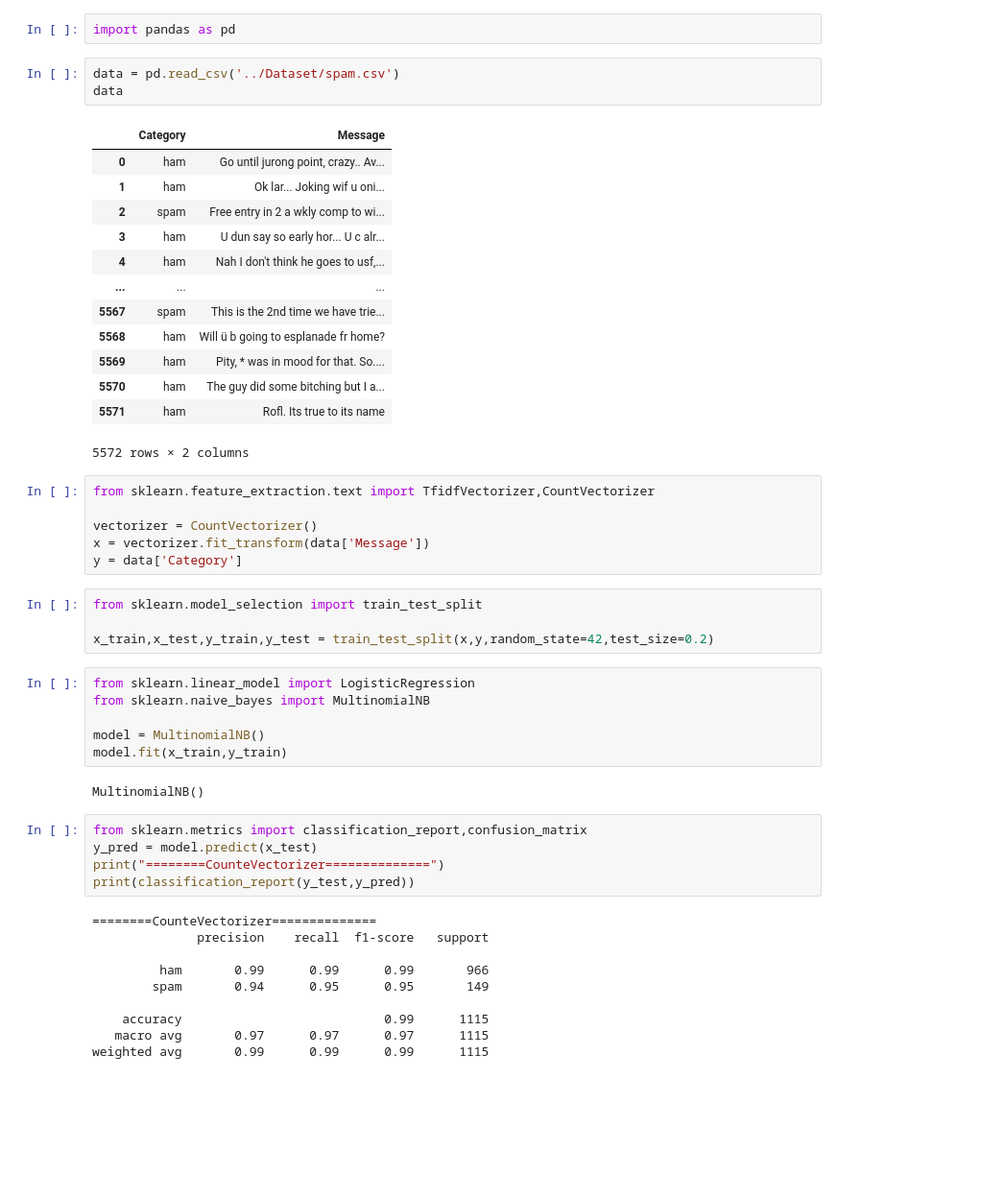
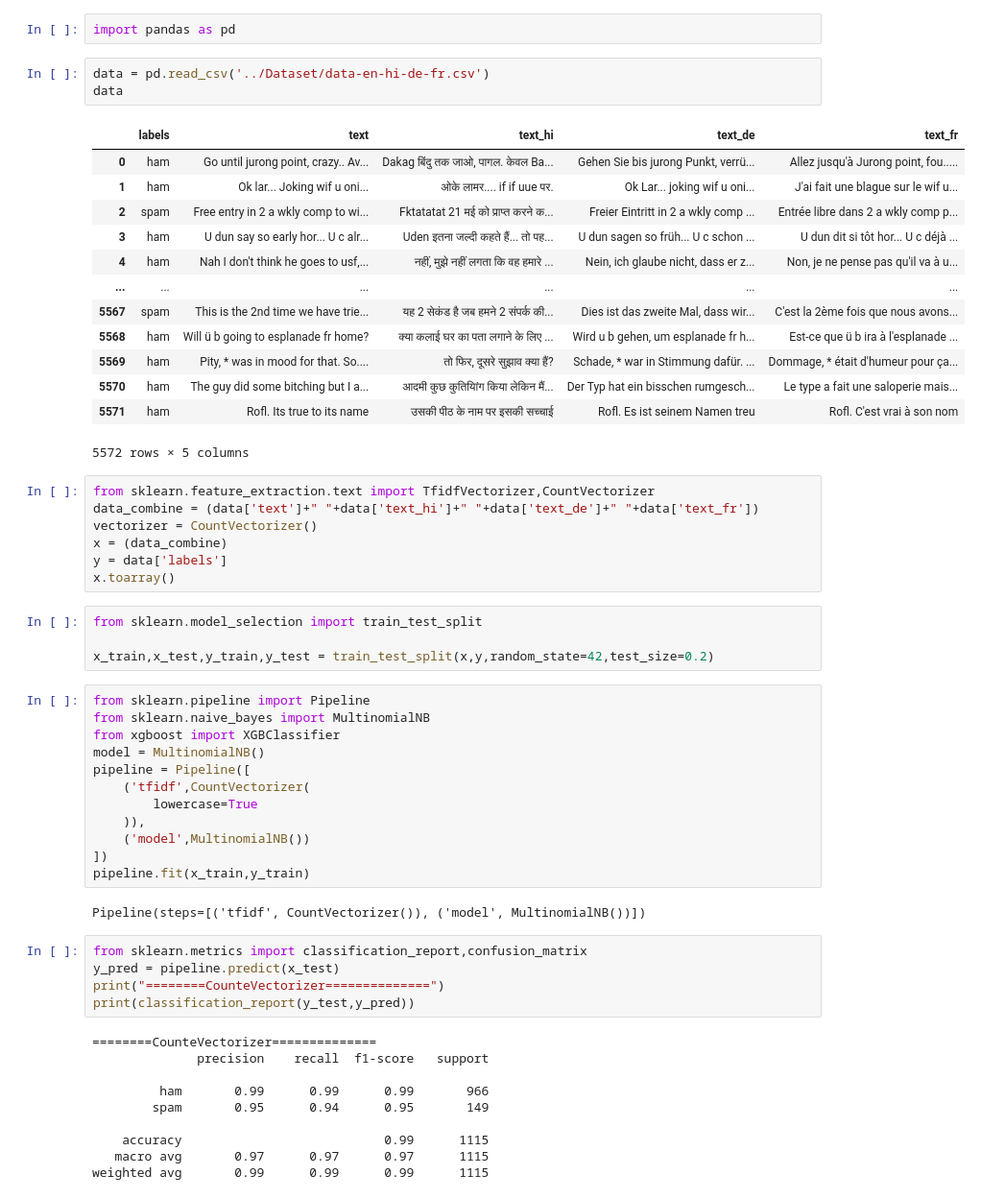
Before and after one commit to gobis07/spam-detector, a Jupyter notebook: Notebook/notebook.ipynb, the cells around one changed output. Shown at 96% size. Drawn from its saved outputs; the diff is of its cells as text; blank space fills up the shorter version.

Commit message:
added fastapi backed and multilanguage dataset

```diff
--- a/Notebook/notebook.ipynb
+++ b/Notebook/notebook.ipynb
@@ -1,43 +1,50 @@
 # %%
 import pandas as pd
 # %%
-data = pd.read_csv('../Dataset/spam.csv')
+data = pd.read_csv('../Dataset/data-en-hi-de-fr.csv')
 data
 # %% [output]
-|  | Category | Message |
-| 0 | ham | Go until jurong point, crazy.. Av... |
-| 1 | ham | Ok lar... Joking wif u oni... |
-| 2 | spam | Free entry in 2 a wkly comp to wi... |
-| 3 | ham | U dun say so early hor... U c alr... |
-| 4 | ham | Nah I don't think he goes to usf,... |
-| ... | ... | ... |
-| 5567 | spam | This is the 2nd time we have trie... |
-| 5568 | ham | Will ü b going to esplanade fr home? |
-| 5569 | ham | Pity, * was in mood for that. So.... |
-| 5570 | ham | The guy did some bitching but I a... |
-| 5571 | ham | Rofl. Its true to its name |
+|  | labels | text | text_hi | text_de | text_fr |
+| 0 | ham | Go until jurong point, crazy.. Av... | Dakag बिंदु तक जाओ, पागल. केवल Ba... | Gehen Sie bis jurong Punkt, verrü... | Allez jusqu'à Jurong point, fou..... |
+| 1 | ham | Ok lar... Joking wif u oni... | ओके लामर.... if if uue पर. | Ok Lar... joking wif u oni... | J'ai fait une blague sur le wif u... |
+| 2 | spam | Free entry in 2 a wkly comp to wi... | Fktatatat 21 मई को प्राप्त करने क... | Freier Eintritt in 2 a wkly comp ... | Entrée libre dans 2 a wkly comp p... |
+| 3 | ham | U dun say so early hor... U c alr... | Uden इतना जल्दी कहते हैं... तो पह... | U dun sagen so früh... U c schon ... | U dun dit si tôt hor... U c déjà ... |
+| 4 | ham | Nah I don't think he goes to usf,... | नहीं, मुझे नहीं लगता कि वह हमारे ... | Nein, ich glaube nicht, dass er z... | Non, je ne pense pas qu'il va à u... |
+| ... | ... | ... | ... | ... | ... |
+| 5567 | spam | This is the 2nd time we have trie... | यह 2 सेकंड है जब हमने 2 संपर्क की... | Dies ist das zweite Mal, dass wir... | C'est la 2ème fois que nous avons... |
+| 5568 | ham | Will ü b going to esplanade fr home? | क्या कलाई घर का पता लगाने के लिए ... | Wird u b gehen, um esplanade fr h... | Est-ce que ü b ira à l'esplanade ... |
+| 5569 | ham | Pity, * was in mood for that. So.... | तो फिर, दूसरे सुझाव क्या हैं? | Schade, * war in Stimmung dafür. ... | Dommage, * était d'humeur pour ça... |
+| 5570 | ham | The guy did some bitching but I a... | आदमी कुछ कुतियािंग किया लेकिन मैं... | Der Typ hat ein bisschen rumgesch... | Le type a fait une saloperie mais... |
+| 5571 | ham | Rofl. Its true to its name | उसकी पीठ के नाम पर इसकी सच्चाई | Rofl. Es ist seinem Namen treu | Rofl. C'est vrai à son nom |
-5572 rows × 2 columns
+5572 rows × 5 columns
 # %%
 from sklearn.feature_extraction.text import TfidfVectorizer,CountVectorizer
-
+data_combine = (data['text']+" "+data['text_hi']+" "+data['text_de']+" "+data['text_fr'])
 vectorizer = CountVectorizer()
-x = vectorizer.fit_transform(data['Message'])
-y = data['Category']
+x = (data_combine)
+y = data['labels']
+x.toarray()
 # %%
 from sklearn.model_selection import train_test_split
 
 x_train,x_test,y_train,y_test = train_test_split(x,y,random_state=42,test_size=0.2)
 # %%
-from sklearn.linear_model import LogisticRegression
+from sklearn.pipeline import Pipeline
 from sklearn.naive_bayes import MultinomialNB
-
+from xgboost import XGBClassifier
 model = MultinomialNB()
-model.fit(x_train,y_train)
+pipeline = Pipeline([
+    ('tfidf',CountVectorizer(
+        lowercase=True
+    )),
+    ('model',MultinomialNB())
+])
+pipeline.fit(x_train,y_train)
 # %% [output]
-MultinomialNB()
+Pipeline(steps=[('tfidf', CountVectorizer()), ('model', MultinomialNB())])
 # %%
 from sklearn.metrics import classification_report,confusion_matrix
-y_pred = model.predict(x_test)
+y_pred = pipeline.predict(x_test)
 print("========CounteVectorizer==============")
 print(classification_report(y_test,y_pred))
 # %% [output]
@@ -45,7 +52,7 @@ print(classification_report(y_test,y_pred))
               precision    recall  f1-score   support
 
          ham       0.99      0.99      0.99       966
-        spam       0.94      0.95      0.95       149
+        spam       0.95      0.94      0.95       149
 
     accuracy                           0.99      1115
    macro avg       0.97      0.97      0.97      1115
```
Also changed, not shown: parts of 4 cells of this notebook, 9 other files.
